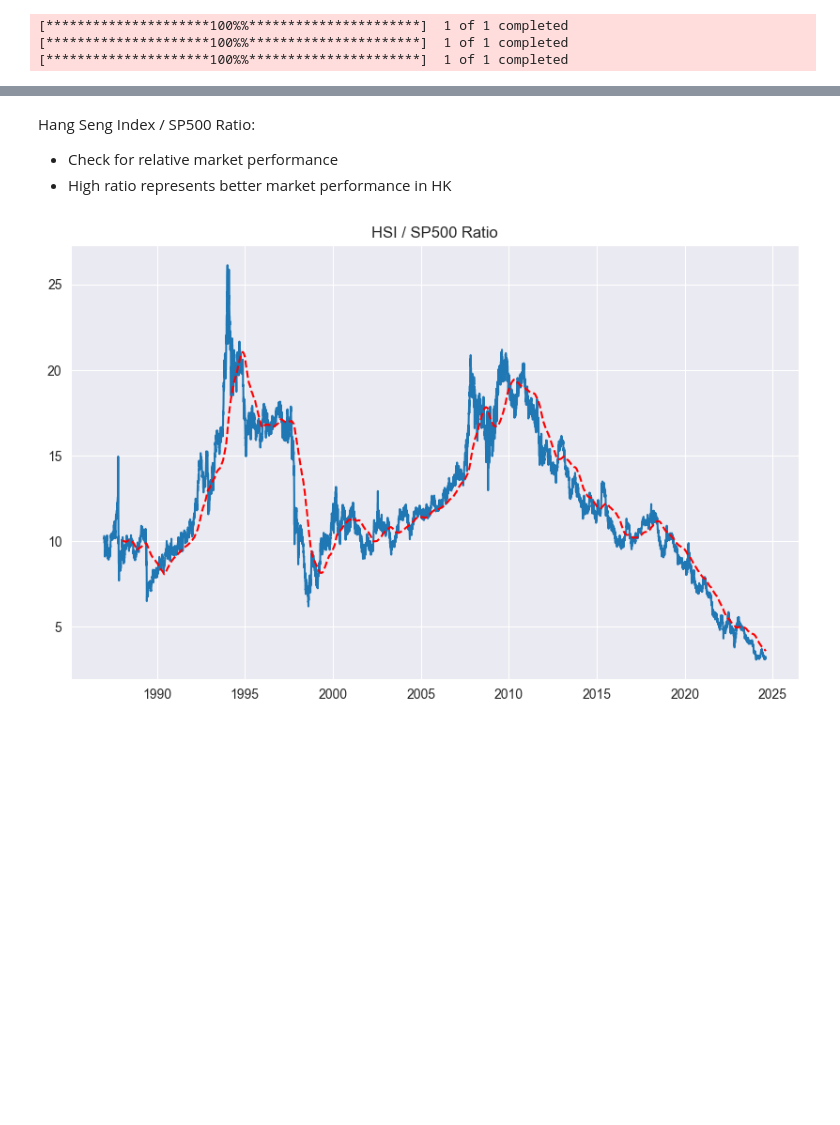
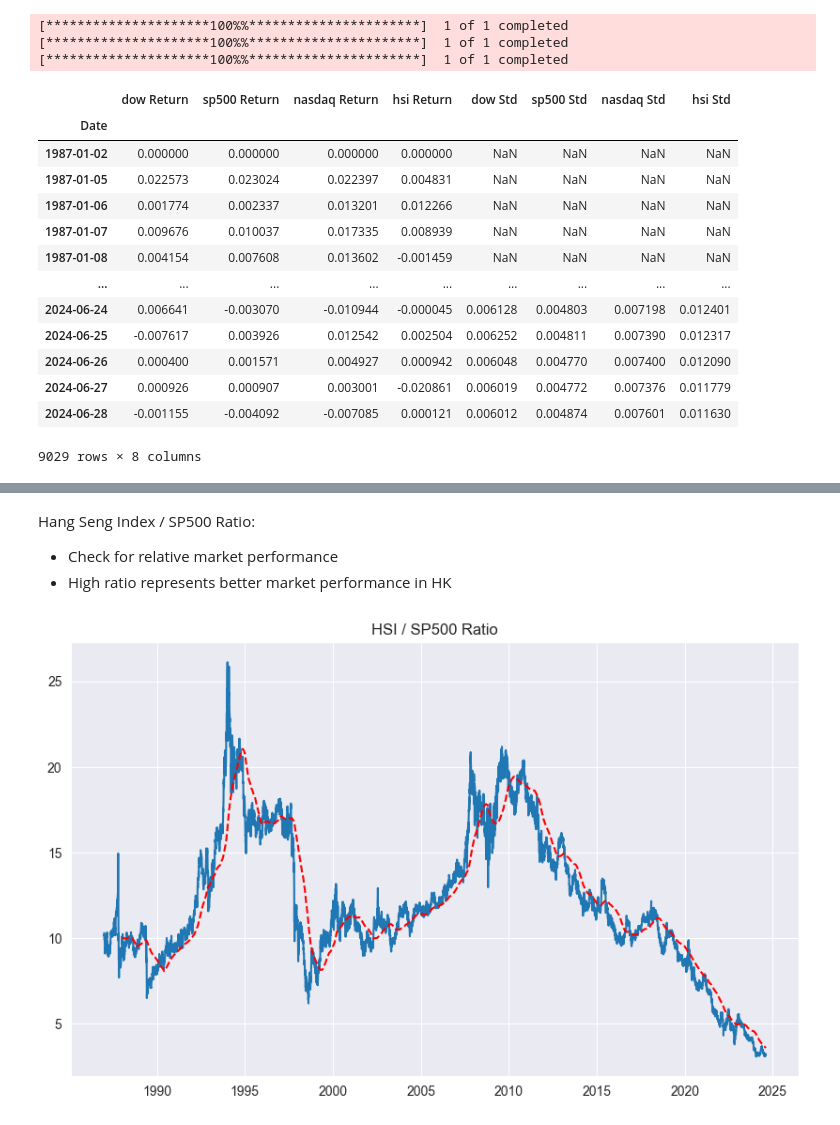
Before and after one commit to Henrywzh/right_time, a Jupyter notebook: self_research/market_corr.ipynb, the cells around one changed output, grey strips where cells are left out. Saved outputs shown, nothing was run; the diff lists cells and outputs as text; code cells hidden in the pictures; blank space fills up the shorter version.

```diff
--- a/self_research/market_corr.ipynb
+++ b/self_research/market_corr.ipynb
@@ -33,3 +33,29 @@ global_index = pd.merge(dow['Close'], sp500['Close'], left_index=True, right_ind
 global_index = pd.merge(global_index, nasdaq['Close'], left_index=True, right_index=True).rename(columns={'Close': 'nasdaq'})
 global_index = pd.merge(global_index, hsi['Close'], left_index=True, right_index=True).rename(columns={'Close': 'hsi'})
 global_index = global_index / global_index.iloc[0]
+# %%
+global_index_ret = global_index.pct_change().fillna(0)
+global_ret_vol = np.log(1 + global_index_ret.rename(columns={'dow': 'dow Return', 'sp500': 'sp500 Return', 'nasdaq': 'nasdaq Return', 'hsi': 'hsi Return'}))
+# global_ret_vol = global_index_ret.rename(columns={'dow': 'dow Return', 'sp500': 'sp500 Return', 'nasdaq': 'nasdaq Return', 'hsi': 'hsi Return'})
+
+global_ret_vol['dow Std'] = global_ret_vol['dow Return'].rolling(30).std()
+global_ret_vol['sp500 Std'] = global_ret_vol['sp500 Return'].rolling(30).std()
+global_ret_vol['nasdaq Std'] = global_ret_vol['nasdaq Return'].rolling(30).std()
+global_ret_vol['hsi Std'] = global_ret_vol['hsi Return'].rolling(30).std()
+
+global_ret_vol
+# %% [output]
+|  | dow Return | sp500 Return | nasdaq Return | hsi Return | dow Std | sp500 Std | nasdaq Std | hsi Std |
+| Date |  |  |  |  |  |  |  |  |
+| 1987-01-02 | 0.000000 | 0.000000 | 0.000000 | 0.000000 | NaN | NaN | NaN | NaN |
+| 1987-01-05 | 0.022573 | 0.023024 | 0.022397 | 0.004831 | NaN | NaN | NaN | NaN |
+| 1987-01-06 | 0.001774 | 0.002337 | 0.013201 | 0.012266 | NaN | NaN | NaN | NaN |
+| 1987-01-07 | 0.009676 | 0.010037 | 0.017335 | 0.008939 | NaN | NaN | NaN | NaN |
+| 1987-01-08 | 0.004154 | 0.007608 | 0.013602 | -0.001459 | NaN | NaN | NaN | NaN |
+| ... | ... | ... | ... | ... | ... | ... | ... | ... |
+| 2024-06-24 | 0.006641 | -0.003070 | -0.010944 | -0.000045 | 0.006128 | 0.004803 | 0.007198 | 0.012401 |
+| 2024-06-25 | -0.007617 | 0.003926 | 0.012542 | 0.002504 | 0.006252 | 0.004811 | 0.007390 | 0.012317 |
+| 2024-06-26 | 0.000400 | 0.001571 | 0.004927 | 0.000942 | 0.006048 | 0.004770 | 0.007400 | 0.012090 |
+| 2024-06-27 | 0.000926 | 0.000907 | 0.003001 | -0.020861 | 0.006019 | 0.004772 | 0.007376 | 0.011779 |
+| 2024-06-28 | -0.001155 | -0.004092 | -0.007085 | 0.000121 | 0.006012 | 0.004874 | 0.007601 | 0.011630 |
+9029 rows × 8 columns
```
Also changed, not shown: parts of 5 cells of this notebook.
